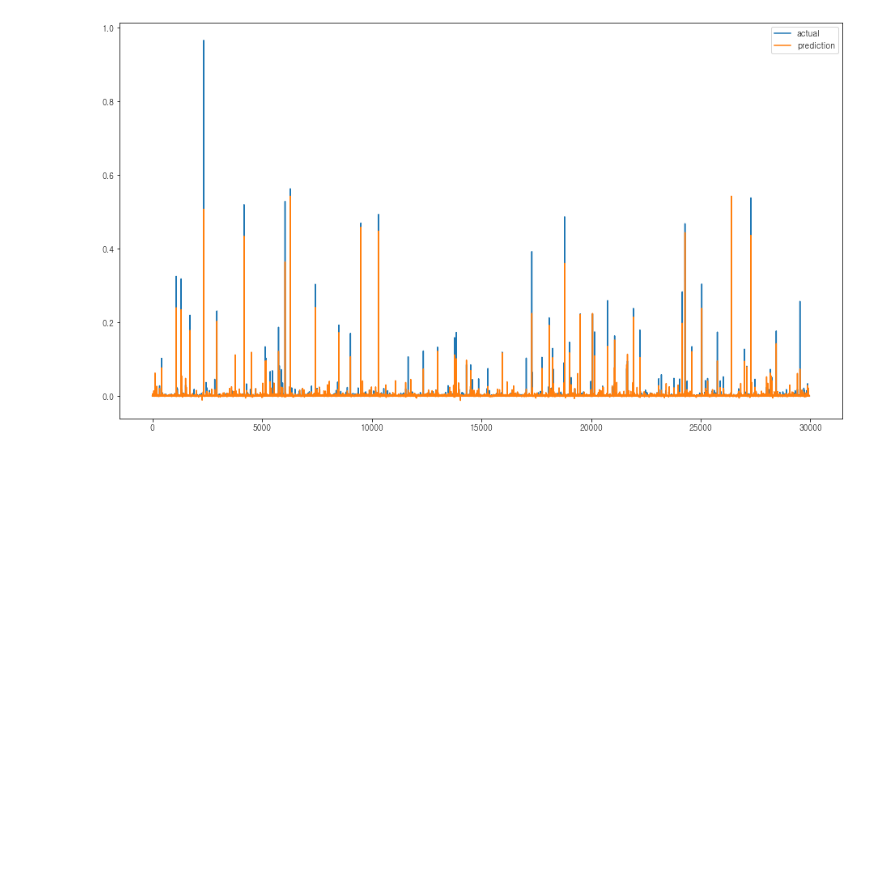
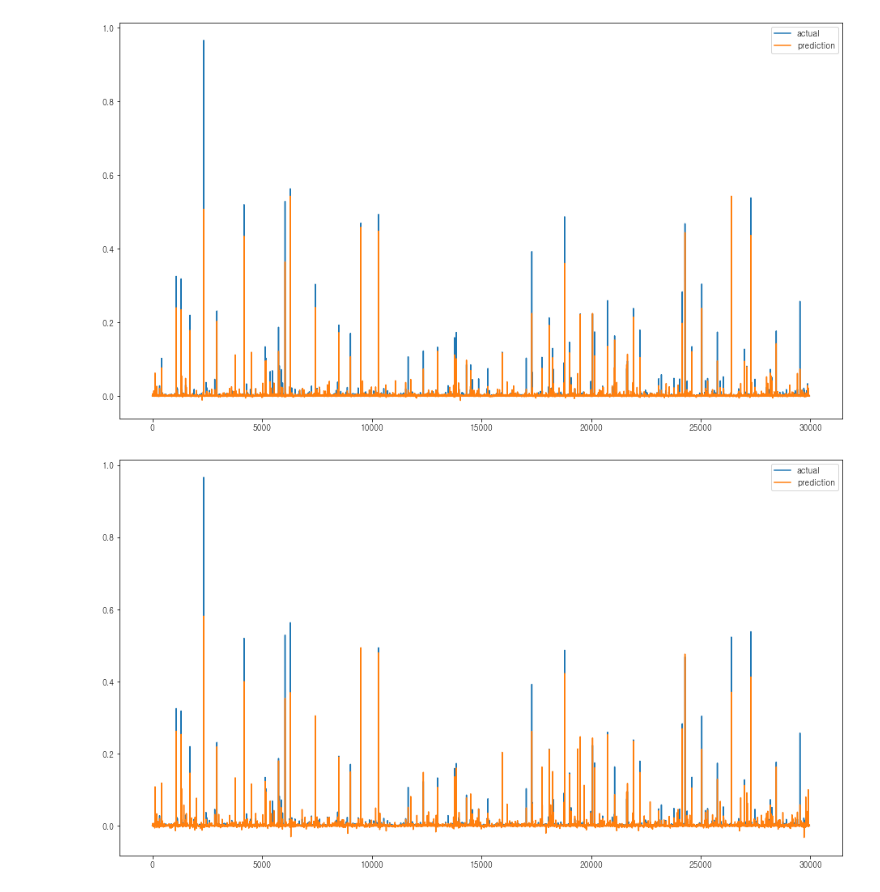
Before and after one commit to iDolphin99/Commerical_data_analysis, a Jupyter notebook: dolphin/test.ipynb, the cells around one changed output. Saved outputs shown, nothing was run; the diff lists cells and outputs as text; code cells hidden in the pictures; blank space fills up the shorter version.

```diff
--- a/dolphin/test.ipynb
+++ b/dolphin/test.ipynb
@@ -512,6 +542,11 @@ true_y = test_y.to_numpy()
 graph(pred_xgb, true_y)
 # %% [output]
 [figure]
+# %%
+true_y = test_y.to_numpy()
+graph(pred_lgbm, true_y)
+# %% [output]
+[figure, added]
 # %%
 feature_series = pd.Series(data=model_xgb.feature_importances_, index=train_X.columns)
 feature_series = feature_series.sort_values(ascending=False)
```
Also changed, not shown: parts of 13 cells of this notebook.
